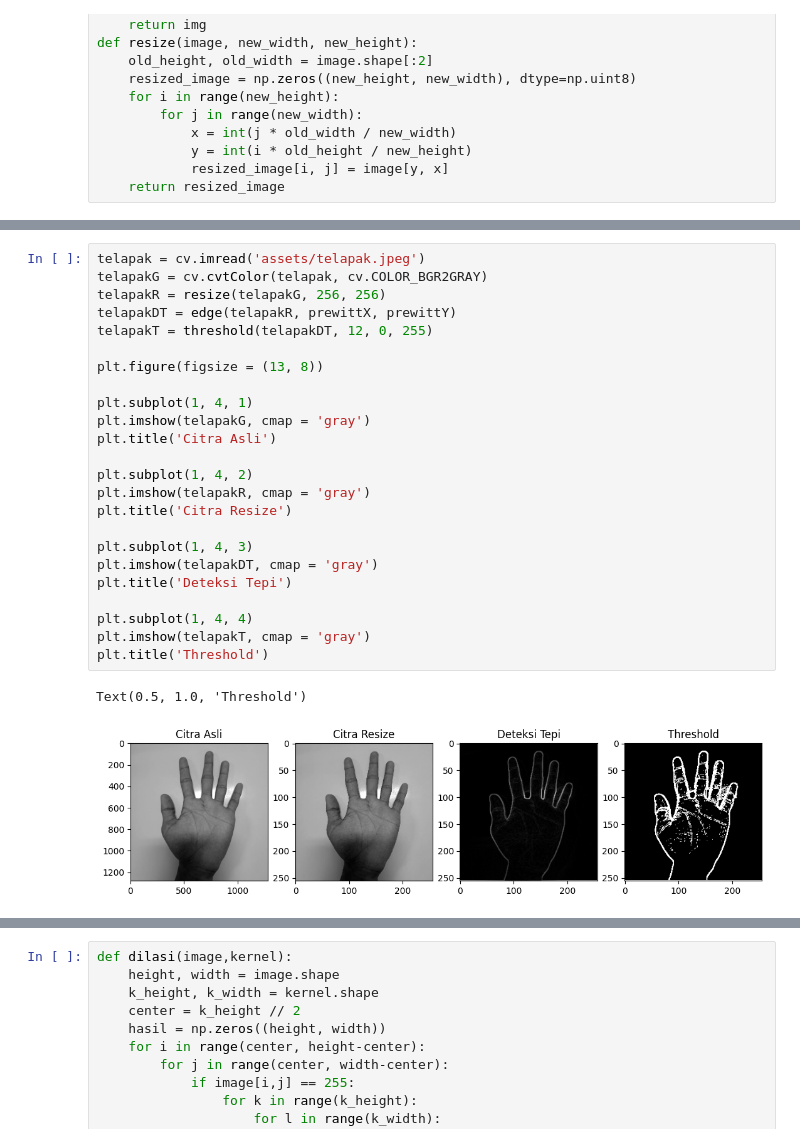
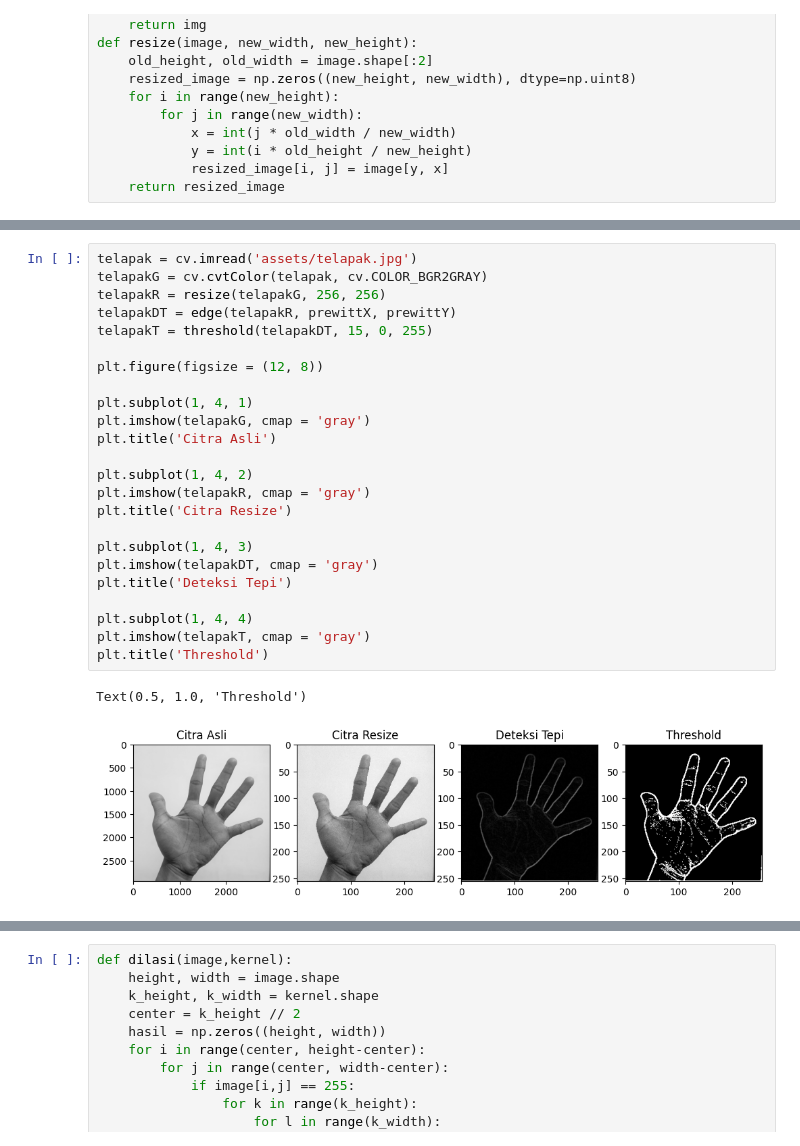
Before and after one commit to praktikum-pcd-2026/ynk-m4-Azizur2335, a Jupyter notebook: modul4.ipynb, the cells around one changed output, grey strips where cells are left out. Saved outputs shown, nothing was run; the diff lists cells and outputs as text.

```diff
--- a/modul4.ipynb
+++ b/modul4.ipynb
@@ -62,27 +77,27 @@ def resize(image, new_width, new_height):
 # %%
-telapak = cv.imread('assets/telapak.jpeg')
+telapak = cv.imread('assets/telapak.jpg')
 telapakG = cv.cvtColor(telapak, cv.COLOR_BGR2GRAY)
 telapakR = resize(telapakG, 256, 256)
 telapakDT = edge(telapakR, prewittX, prewittY)
-telapakT = threshold(telapakDT, 12, 0, 255)
+telapakT = threshold(telapakDT, 15, 0, 255)
 
-plt.figure(figsize = (13, 8))
+plt.figure(figsize = (12, 8))
 
 plt.subplot(1, 4, 1)
 plt.imshow(telapakG, cmap = 'gray')
 plt.title('Citra Asli')
 
 plt.subplot(1, 4, 2)
 plt.imshow(telapakR, cmap = 'gray')
 plt.title('Citra Resize')
 
 plt.subplot(1, 4, 3)
 plt.imshow(telapakDT, cmap = 'gray')
 plt.title('Deteksi Tepi')
 
 plt.subplot(1, 4, 4)
 plt.imshow(telapakT, cmap = 'gray')
 plt.title('Threshold')
 # %% [output]
 Text(0.5, 1.0, 'Threshold')
-[figure, old version]
+[figure, new version]
```
Also changed, not shown: parts of 26 cells of this notebook, 5 other files.
